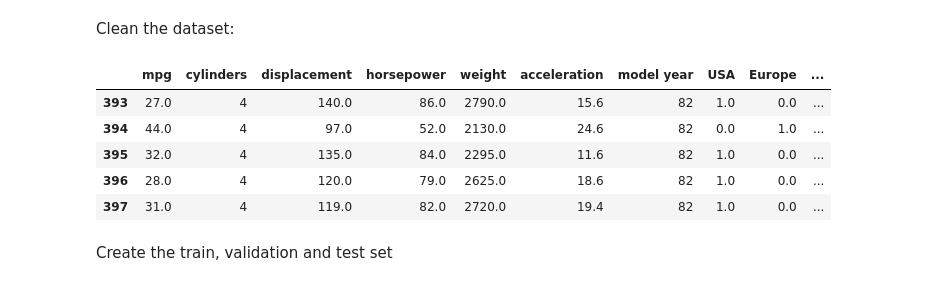
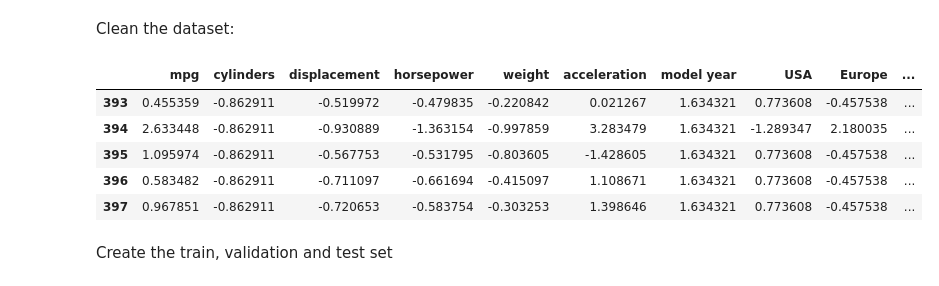
Before and after one commit to ivanof90/AI-Project2, a Jupyter notebook: regression.ipynb, the cells around one changed output. Cells and saved outputs as stored; diff of their text form; code cells hidden in the pictures.

```diff
--- a/regression.ipynb
+++ b/regression.ipynb
@@ -37,18 +37,24 @@ Clean the dataset:
 # %%
 raw_dataset.isna().sum()
 raw_dataset = raw_dataset.dropna()
 origin = raw_dataset.pop('origin')
 raw_dataset['USA'] = (origin == 1)*1.0
 raw_dataset['Europe'] = (origin == 2)*1.0
 raw_dataset['Japan'] = (origin == 3)*1.0
+
+#Normalized data
+data_mean = raw_dataset.mean()
+data_std = raw_dataset.std()
+raw_dataset  = (raw_dataset - data_mean)/data_std
+
 raw_dataset.tail()
 # %% [output]
 |  | mpg | cylinders | displacement | horsepower | weight | acceleration | model year | USA | Europe | ... |
-| 393 | 27.0 | 4 | 140.0 | 86.0 | 2790.0 | 15.6 | 82 | 1.0 | 0.0 | ... |
-| 394 | 44.0 | 4 | 97.0 | 52.0 | 2130.0 | 24.6 | 82 | 0.0 | 1.0 | ... |
-| 395 | 32.0 | 4 | 135.0 | 84.0 | 2295.0 | 11.6 | 82 | 1.0 | 0.0 | ... |
-| 396 | 28.0 | 4 | 120.0 | 79.0 | 2625.0 | 18.6 | 82 | 1.0 | 0.0 | ... |
-| 397 | 31.0 | 4 | 119.0 | 82.0 | 2720.0 | 19.4 | 82 | 1.0 | 0.0 | ... |
+| 393 | 0.455359 | -0.862911 | -0.519972 | -0.479835 | -0.220842 | 0.021267 | 1.634321 | 0.773608 | -0.457538 | ... |
+| 394 | 2.633448 | -0.862911 | -0.930889 | -1.363154 | -0.997859 | 3.283479 | 1.634321 | -1.289347 | 2.180035 | ... |
+| 395 | 1.095974 | -0.862911 | -0.567753 | -0.531795 | -0.803605 | -1.428605 | 1.634321 | 0.773608 | -0.457538 | ... |
+| 396 | 0.583482 | -0.862911 | -0.711097 | -0.661694 | -0.415097 | 1.108671 | 1.634321 | 0.773608 | -0.457538 | ... |
+| 397 | 0.967851 | -0.862911 | -0.720653 | -0.583754 | -0.303253 | 1.398646 | 1.634321 | 0.773608 | -0.457538 | ... |
 # %% [markdown]
 Create the train, validation and test set
 # %%
```
Also changed, not shown: parts of 4 cells of this notebook.
